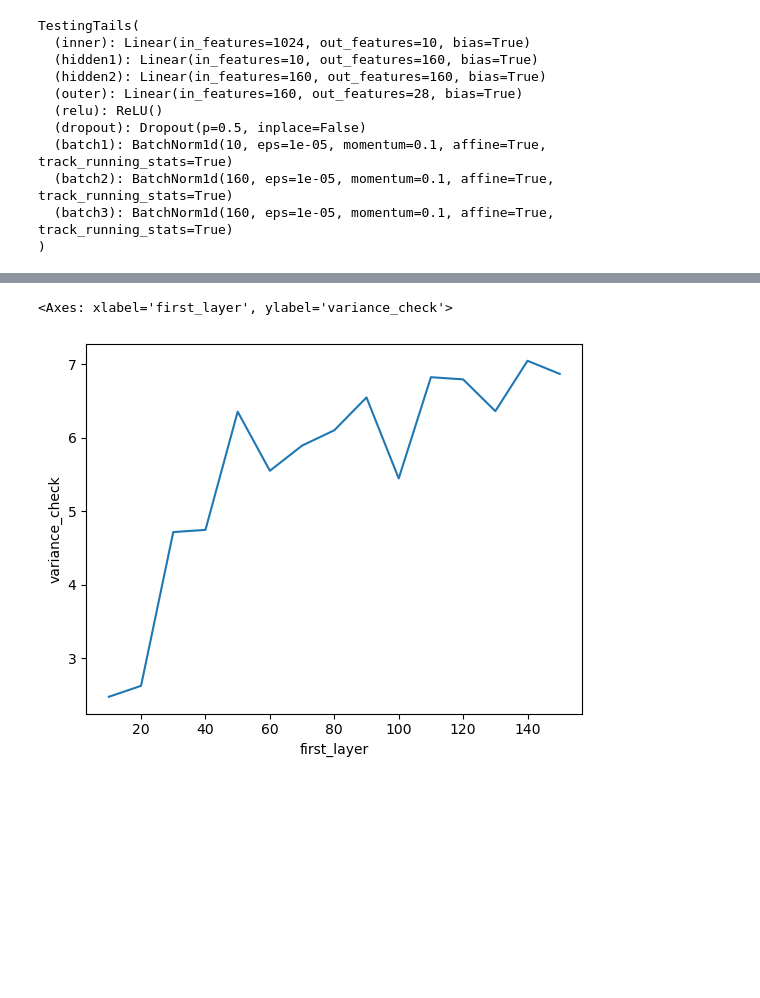
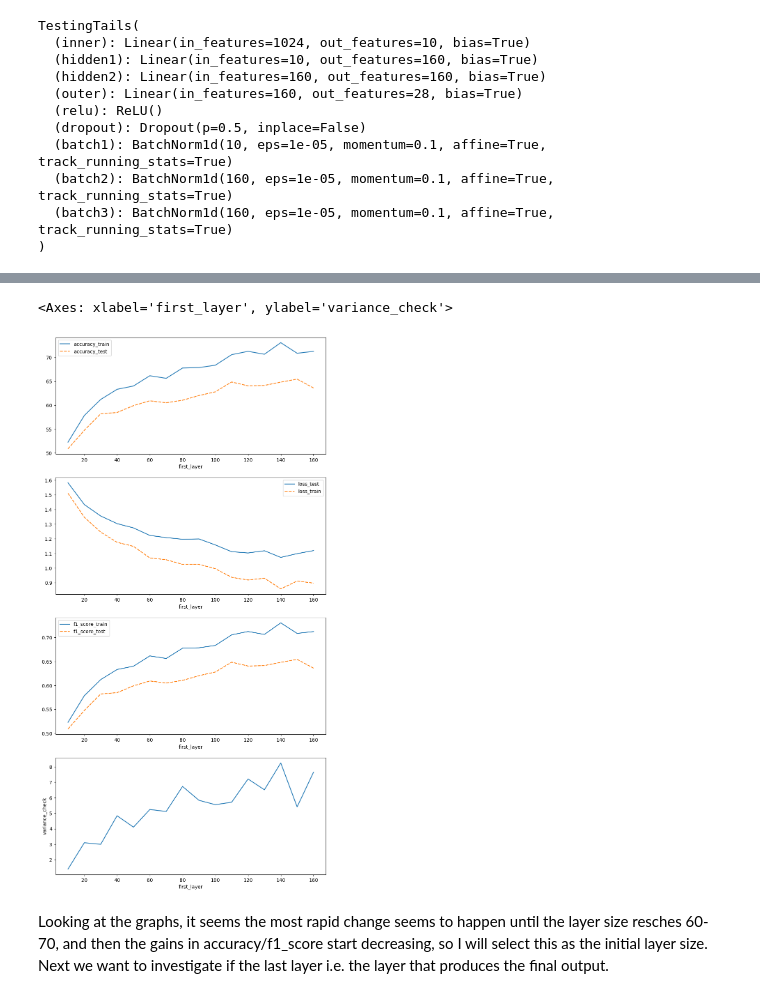
Before and after one commit to IlinKaragjozov/ComVis_with_Pytorch, a Jupyter notebook: Arab_Letter_Classification.ipynb, the cells around one changed output, grey strips where cells are left out. Saved outputs shown, nothing was run; the diff lists cells and outputs as text; code cells hidden in the pictures; blank space fills up the shorter version.

```diff
--- a/Arab_Letter_Classification.ipynb
+++ b/Arab_Letter_Classification.ipynb
@@ -587,10 +587,10 @@ Epoch: 90 | Train loss: 1.33310 | Train accuracy: 58.043% | Train f1 0.580 | Tes
 # %%
-input_layer=[x for x in range(10, 160, 10)]
+layer_size=[x for x in range(10, 170, 10)]
 
 
 parameters_3={'loss_train':[], 'accuracy_train':[], 'f1_score_train':[],'loss_test':[], 'accuracy_test':[], 'f1_score_test':[], 'variance_check':[],'first_layer':[]}
 k=0
-for layer in input_layer:
+for layer in layer_size:
     print(layer)
     tr_metric, ts_metric = SingleTrain_tails(nodes_inner=layer, nodes_outer=160, num_epochs=100, learning_rate = 0.001,printing = True)
     parameters_3['loss_train'].append(tr_metric['loss'][-1])
@@ -602,7 +602,7 @@ for layer in input_layer:
     parameters_3['variance_check'].append(tr_metric['accuracy'][-1]-ts_metric['accuracy'][-1])
     parameters_3['first_layer'].append(layer)
     k+=1
-    print(f'{k} down, {len(input_layer)-k} to go')
+    print(f'{k} down, {len(layer_size)-k} to go')
     print('------------------------')
 # %% [output]
 10
@@ -644,5 +627,11 @@ sns.lineplot(data=parameters_inner[['f1_score_train', 'f1_score_test']])
-# %%
-sns.lineplot(data=parameters_inner['variance_check'])
-# %% [output]
-<Axes: xlabel='first_layer', ylabel='variance_check'>
-[figure, removed]
+# %%
+fig, axs = plt.subplots(4, figsize=(10,20))
+sns.lineplot(data=parameters_inner[['accuracy_train', 'accuracy_test']], ax=axs[0])
+sns.lineplot(data=parameters_inner[['loss_test', 'loss_train']], ax=axs[1])
+sns.lineplot(data=parameters_inner[['f1_score_train', 'f1_score_test']], ax=axs[2])
+sns.lineplot(data=parameters_inner['variance_check'], ax=axs[3])
+# %% [output]
+<Axes: xlabel='first_layer', ylabel='variance_check'>
+[figure, added]
+# %% [markdown]
+Looking at the graphs, it seems the most rapid change seems to happen until the layer size resches 60-70, and then the gains in accuracy/f1_score start decreasing, so I will select this as the initial layer size. Next we want to investigate if the last layer i.e. the layer that produces the final output.
```
Also changed, not shown: parts of 22 cells of this notebook.
